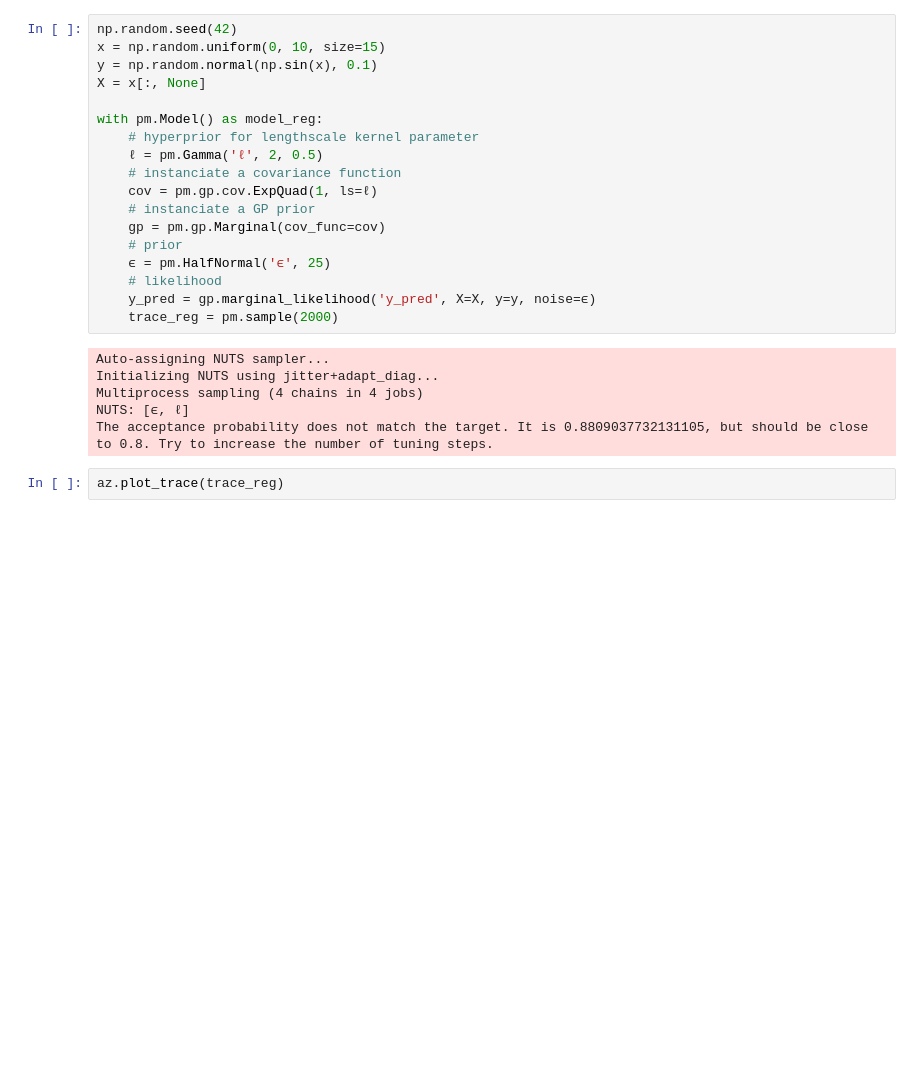
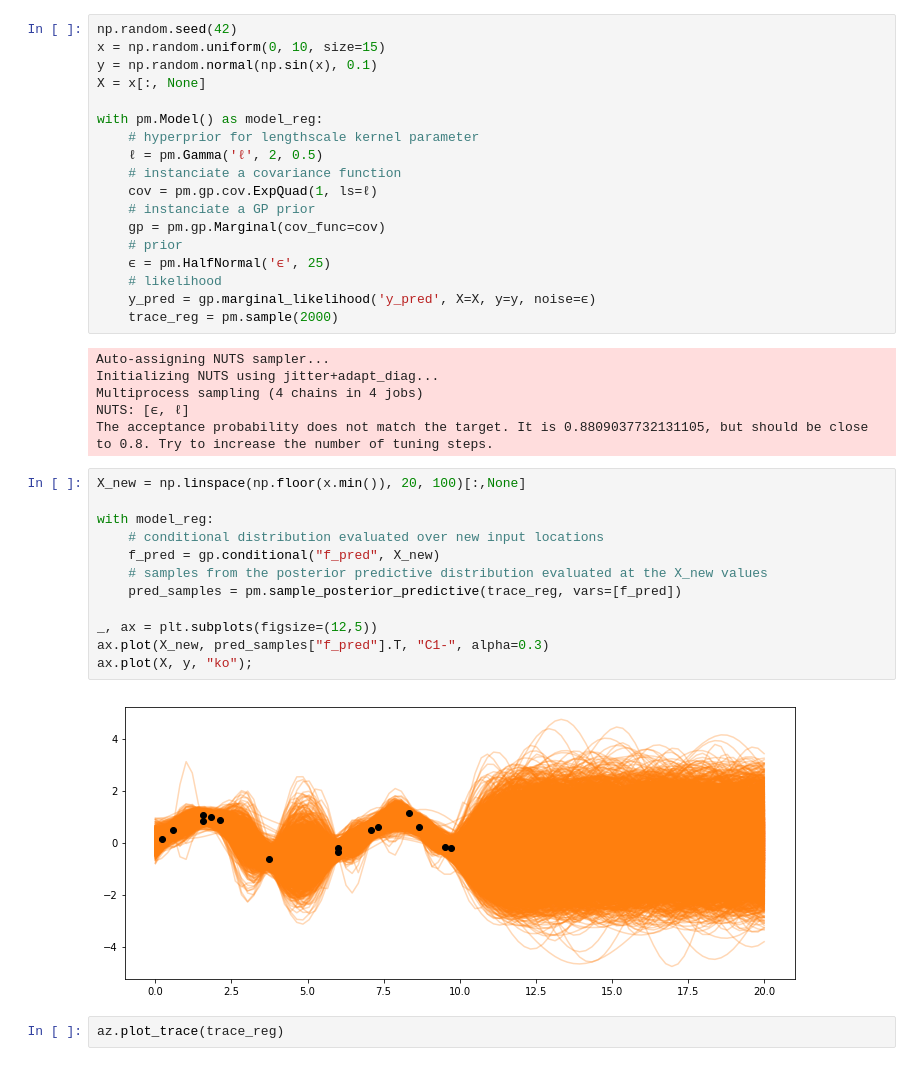
Before and after one commit to aloctavodia/BAP, a Jupyter notebook: exercises/Chapter7.ipynb, the cells around one changed output. Cells and saved outputs as stored; diff of their text form; blank space fills up the shorter version.

```diff
--- a/exercises/Chapter7.ipynb
+++ b/exercises/Chapter7.ipynb
@@ -137,6 +159,20 @@ Initializing NUTS using jitter+adapt_diag...
 Multiprocess sampling (4 chains in 4 jobs)
 NUTS: [ϵ, ℓ]
 The acceptance probability does not match the target. It is 0.8809037732131105, but should be close to 0.8. Try to increase the number of tuning steps.
+# %%
+X_new = np.linspace(np.floor(x.min()), 20, 100)[:,None]
+
+with model_reg:
+    # conditional distribution evaluated over new input locations
+    f_pred = gp.conditional("f_pred", X_new)
+    # samples from the posterior predictive distribution evaluated at the X_new values
+    pred_samples = pm.sample_posterior_predictive(trace_reg, vars=[f_pred])
+
+_, ax = plt.subplots(figsize=(12,5))
+ax.plot(X_new, pred_samples["f_pred"].T, "C1-", alpha=0.3)
+ax.plot(X, y, "ko");
+# %% [output]
+[figure, added]
 # %%
 az.plot_trace(trace_reg)
 # %% [output]
```
Also changed, not shown: parts of 15 cells of this notebook.
